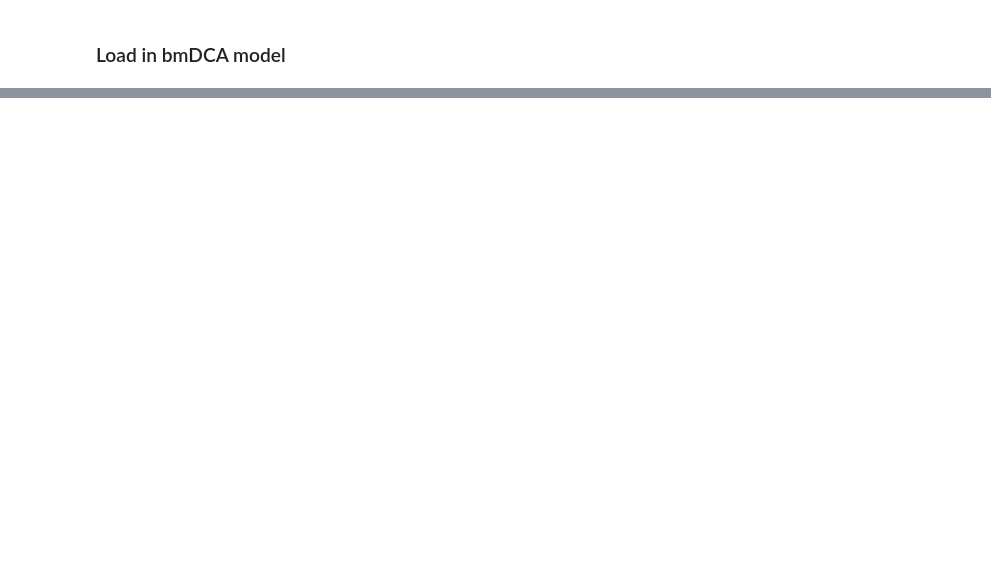
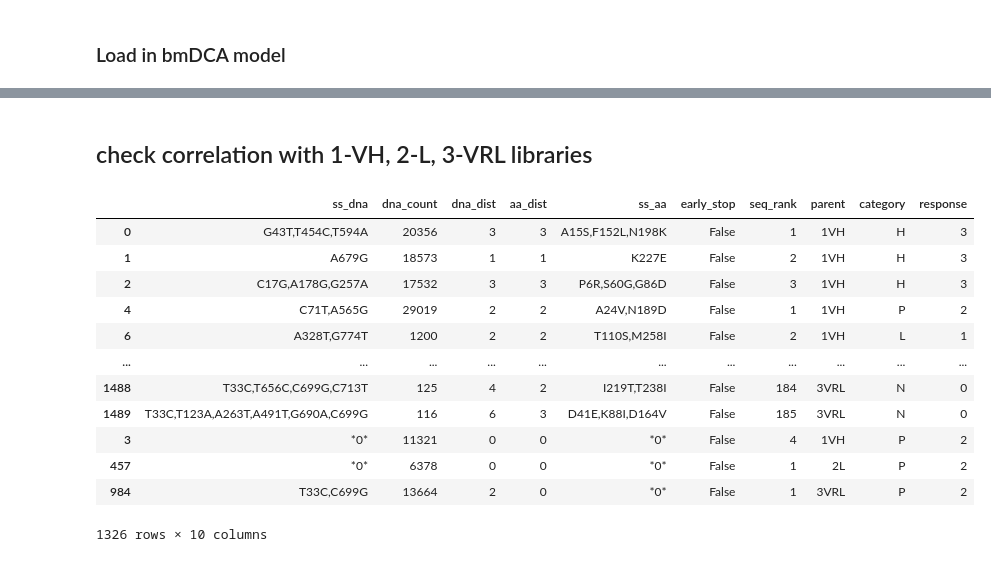
Before and after one commit to RomeroLab/sadx-latent-function, a Jupyter notebook: projects/Biochemical_Ordinal/scripts/natural_seqs_pssm_dca.ipynb, the cells around one changed output, grey strips where cells are left out. Cells and saved outputs as stored; diff of their text form; code cells hidden in the pictures; blank space fills up the shorter version.

```diff
--- a/projects/Biochemical_Ordinal/scripts/natural_seqs_pssm_dca.ipynb
+++ b/projects/Biochemical_Ordinal/scripts/natural_seqs_pssm_dca.ipynb
@@ -183,0 +189,24 @@ KendalltauResult(correlation=0.32706466831988773, pvalue=2.597988317197592e-11)
+# %% [markdown]
+## check correlation with 1-VH, 2-L, 3-VRL libraries
+# %%
+seqs = pd.read_csv("../data/sequences_Oct22.tsv", sep="\t")
+seqs_no_dups = seqs.drop_duplicates(["parent", "category", "ss_aa"], keep='first')
+parent_seqs = seqs_no_dups[seqs_no_dups.ss_aa == "*0*"].groupby("parent").head(1)
+parent_seqs.category = "P"
+final_seqs = pd.concat([seqs_no_dups[seqs_no_dups.ss_aa != "*0*" ], parent_seqs])
+final_seqs["response"] = final_seqs.category.map({"H":3, "P":2, "L":1, "N":0})
+final_seqs
+# %% [output]
+|  | ss_dna | dna_count | dna_dist | aa_dist | ss_aa | early_stop | seq_rank | parent | category | response |
+| 0 | G43T,T454C,T594A | 20356 | 3 | 3 | A15S,F152L,N198K | False | 1 | 1VH | H | 3 |
+| 1 | A679G | 18573 | 1 | 1 | K227E | False | 2 | 1VH | H | 3 |
+| 2 | C17G,A178G,G257A | 17532 | 3 | 3 | P6R,S60G,G86D | False | 3 | 1VH | H | 3 |
+| 4 | C71T,A565G | 29019 | 2 | 2 | A24V,N189D | False | 1 | 1VH | P | 2 |
+| 6 | A328T,G774T | 1200 | 2 | 2 | T110S,M258I | False | 2 | 1VH | L | 1 |
+| ... | ... | ... | ... | ... | ... | ... | ... | ... | ... | ... |
+| 1488 | T33C,T656C,C699G,C713T | 125 | 4 | 2 | I219T,T238I | False | 184 | 3VRL | N | 0 |
+| 1489 | T33C,T123A,A263T,A491T,G690A,C699G | 116 | 6 | 3 | D41E,K88I,D164V | False | 185 | 3VRL | N | 0 |
+| 3 | *0* | 11321 | 0 | 0 | *0* | False | 4 | 1VH | P | 2 |
+| 457 | *0* | 6378 | 0 | 0 | *0* | False | 1 | 2L | P | 2 |
+| 984 | T33C,C699G | 13664 | 2 | 0 | *0* | False | 1 | 3VRL | P | 2 |
+1326 rows × 10 columns
```
Also changed, not shown: parts of 26 cells of this notebook, 3 other files.
